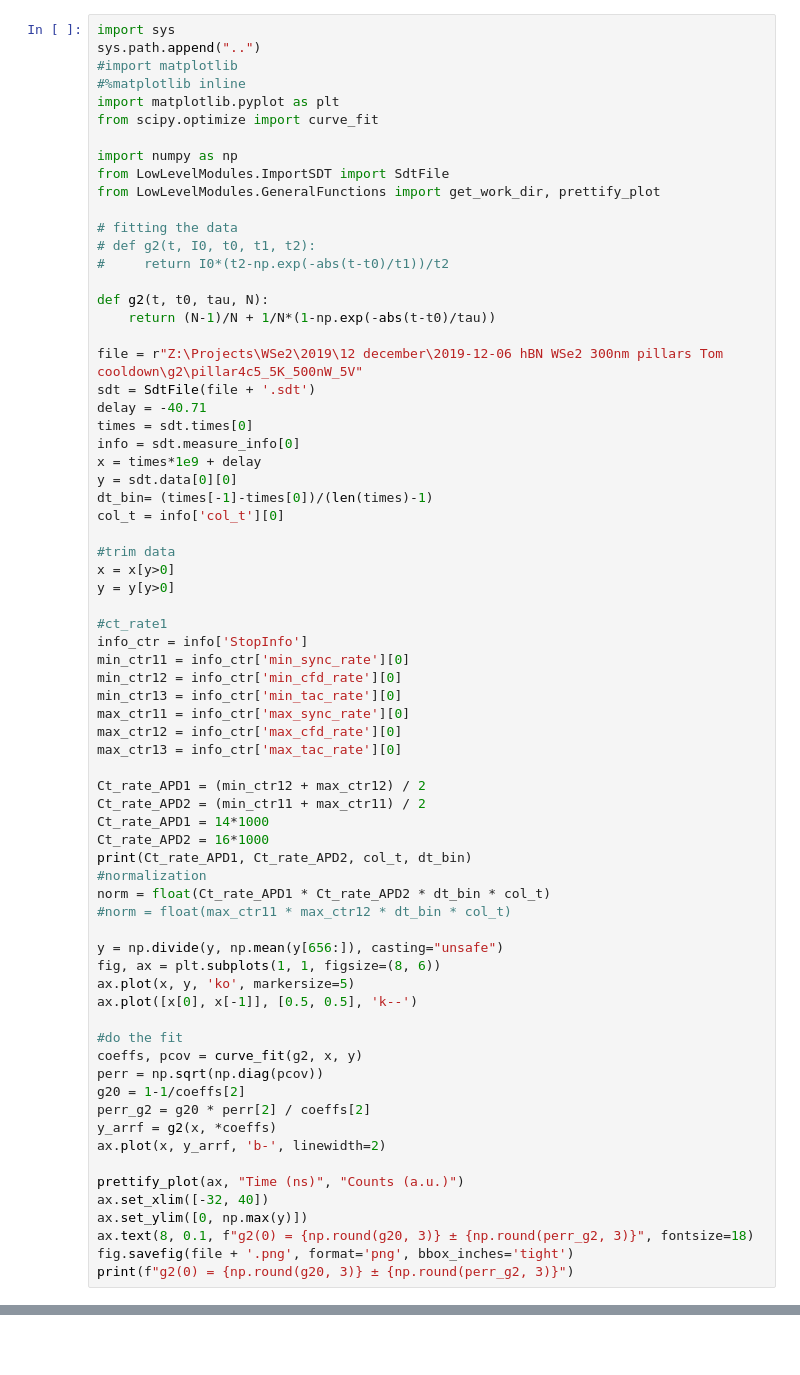
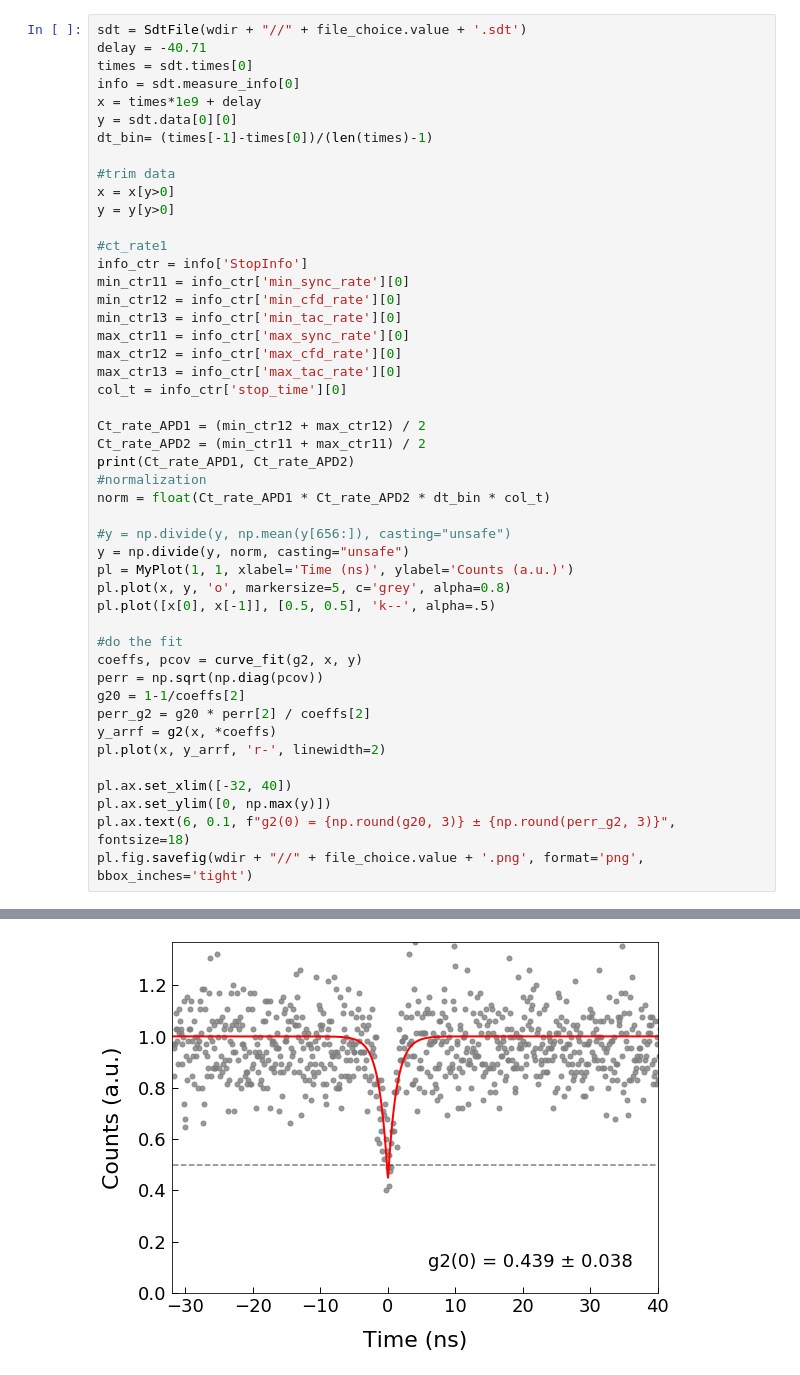
Before and after one commit to RaphaelSura/PythonPhotonicsLab, a Jupyter notebook: AnalyzeData/G2Analysis.ipynb, the cells around one changed output, grey strips where cells are left out. Saved outputs shown, nothing was run; the diff lists cells and outputs as text; blank space fills up the shorter version.

```diff
--- a/AnalyzeData/G2Analysis.ipynb
+++ b/AnalyzeData/G2Analysis.ipynb
@@ -1,31 +53,11 @@
 # %%
-import sys
-sys.path.append("..")
-#import matplotlib
-#%matplotlib inline
-import matplotlib.pyplot as plt
-from scipy.optimize import curve_fit
-
-import numpy as np
-from LowLevelModules.ImportSDT import SdtFile
-from LowLevelModules.GeneralFunctions import get_work_dir, prettify_plot
-
-# fitting the data
-# def g2(t, I0, t0, t1, t2):
-#     return I0*(t2-np.exp(-abs(t-t0)/t1))/t2
-
-def g2(t, t0, tau, N):
-    return (N-1)/N + 1/N*(1-np.exp(-abs(t-t0)/tau))
-
-file = r"Z:\Projects\WSe2\2019\12 december\2019-12-06 hBN WSe2 300nm pillars Tom cooldown\g2\pillar4c5_5K_500nW_5V"
-sdt = SdtFile(file + '.sdt')
+sdt = SdtFile(wdir + "//" + file_choice.value + '.sdt')
 delay = -40.71
 times = sdt.times[0]
 info = sdt.measure_info[0]
 x = times*1e9 + delay
 y = sdt.data[0][0]
 dt_bin= (times[-1]-times[0])/(len(times)-1)
-col_t = info['col_t'][0]
 
 #trim data
 x = x[y>0]
@@ -39,20 +71,19 @@ min_ctr13 = info_ctr['min_tac_rate'][0]
 max_ctr11 = info_ctr['max_sync_rate'][0]
 max_ctr12 = info_ctr['max_cfd_rate'][0]
 max_ctr13 = info_ctr['max_tac_rate'][0]
+col_t = info_ctr['stop_time'][0]
 
 Ct_rate_APD1 = (min_ctr12 + max_ctr12) / 2
 Ct_rate_APD2 = (min_ctr11 + max_ctr11) / 2
-Ct_rate_APD1 = 14*1000
-Ct_rate_APD2 = 16*1000
-print(Ct_rate_APD1, Ct_rate_APD2, col_t, dt_bin)
+print(Ct_rate_APD1, Ct_rate_APD2)
 #normalization
 norm = float(Ct_rate_APD1 * Ct_rate_APD2 * dt_bin * col_t)
-#norm = float(max_ctr11 * max_ctr12 * dt_bin * col_t)
 
-y = np.divide(y, np.mean(y[656:]), casting="unsafe")
-fig, ax = plt.subplots(1, 1, figsize=(8, 6))
-ax.plot(x, y, 'ko', markersize=5)
-ax.plot([x[0], x[-1]], [0.5, 0.5], 'k--')
+#y = np.divide(y, np.mean(y[656:]), casting="unsafe")
+y = np.divide(y, norm, casting="unsafe")
+pl = MyPlot(1, 1, xlabel='Time (ns)', ylabel='Counts (a.u.)')
+pl.plot(x, y, 'o', markersize=5, c='grey', alpha=0.8)
+pl.plot([x[0], x[-1]], [0.5, 0.5], 'k--', alpha=.5)
 
 #do the fit
 coeffs, pcov = curve_fit(g2, x, y)
@@ -60,11 +91,10 @@ perr = np.sqrt(np.diag(pcov))
 g20 = 1-1/coeffs[2]
 perr_g2 = g20 * perr[2] / coeffs[2]
 y_arrf = g2(x, *coeffs)
-ax.plot(x, y_arrf, 'b-', linewidth=2)
+pl.plot(x, y_arrf, 'r-', linewidth=2)
 
-prettify_plot(ax, "Time (ns)", "Counts (a.u.)")
-ax.set_xlim([-32, 40])
-ax.set_ylim([0, np.max(y)])
-ax.text(8, 0.1, f"g2(0) = {np.round(g20, 3)} ± {np.round(perr_g2, 3)}", fontsize=18)
-fig.savefig(file + '.png', format='png', bbox_inches='tight')
-print(f"g2(0) = {np.round(g20, 3)} ± {np.round(perr_g2, 3)}")
+pl.ax.set_xlim([-32, 40])
+pl.ax.set_ylim([0, np.max(y)])
+pl.ax.text(6, 0.1, f"g2(0) = {np.round(g20, 3)} ± {np.round(perr_g2, 3)}", fontsize=18)
+pl.fig.savefig(wdir + "//" + file_choice.value + '.png', format='png', bbox_inches='tight')
+# %% [output]
@@ -70,0 +102 @@ print(f"g2(0) = {np.round(g20, 3)} ± {np.round(perr_g2, 3)}")
+[figure, added]
```
Also changed, not shown: parts of 4 cells of this notebook, 4 other files.
